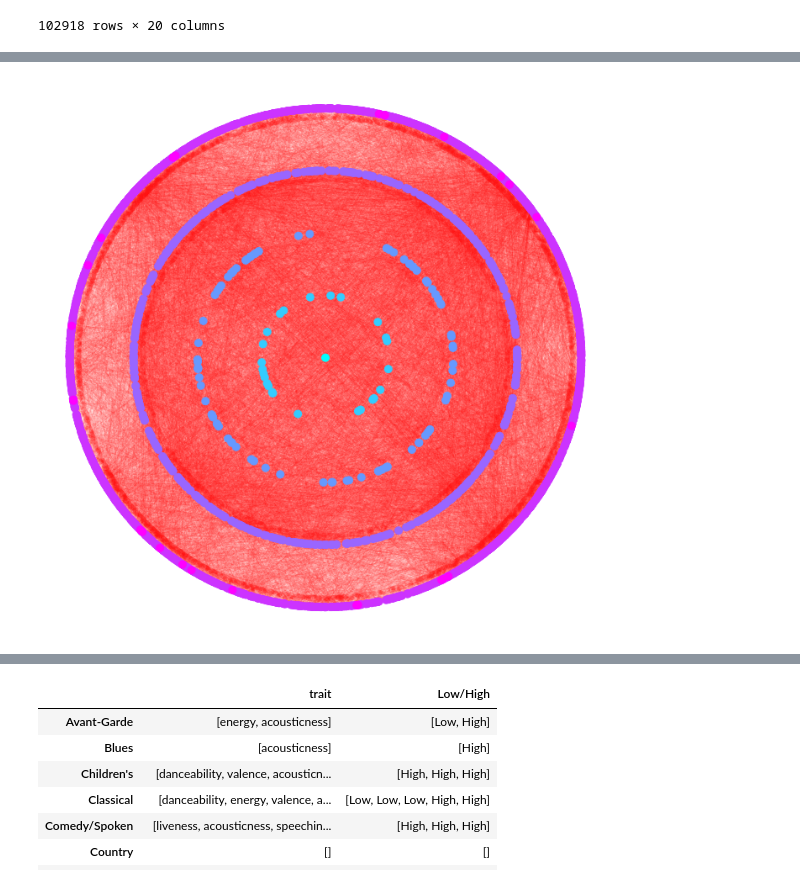
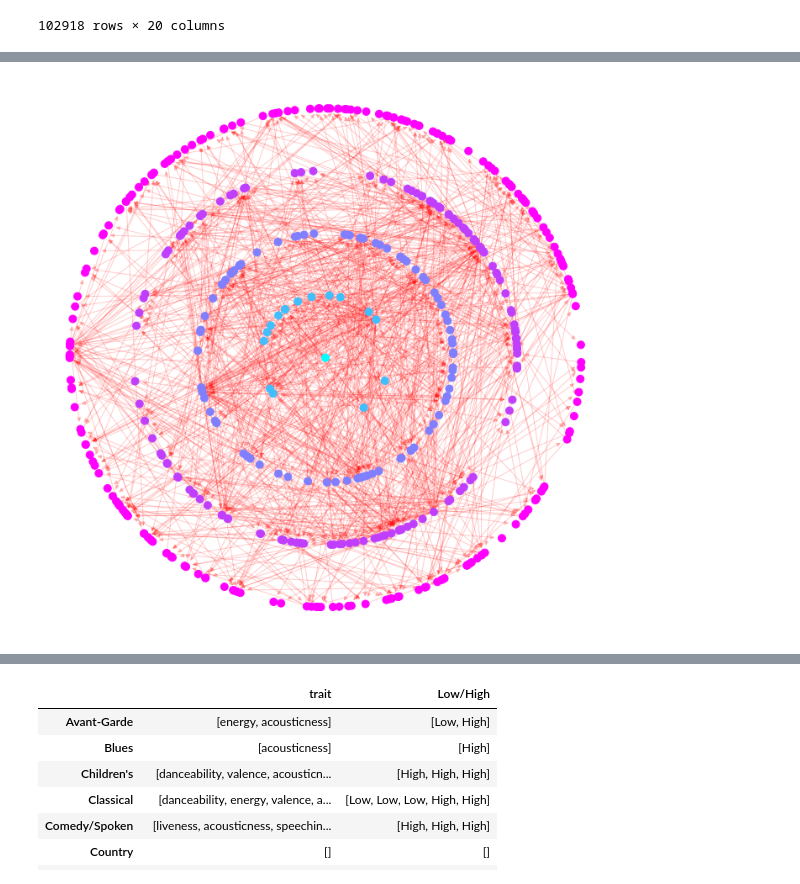
Before and after one commit to Wichaelian/ICM-2021, a Jupyter notebook: 2021_ICM_Problem_D_Data/Bullet 1.ipynb, the cells around one changed output, grey strips where cells are left out. Drawn from its saved outputs; the diff is of its cells as text; code cells hidden in the pictures.

```diff
--- a/2021_ICM_Problem_D_Data/Bullet 1.ipynb
+++ b/2021_ICM_Problem_D_Data/Bullet 1.ipynb
@@ -25,7 +25,7 @@ def scaleAttr(df, attr):
     span = max(df[attr]) - floor
     df[attr] = [(x-floor)/span for x in df[attr]]
 # %%
-songStats = ['danceability', 'energy', 'valence', 'tempo', 'acousticness', 'instrumentalness', 'speechiness']
+songStats = ['danceability', 'energy', 'valence', 'tempo', 'mode', 'acousticness', 'instrumentalness', 'speechiness']
 def artistSimilarity(a1, a2):
     a1Stats = artists[artists['artist_id'] == a1][songStats].to_numpy()
     a2Stats = artists[artists['artist_id'] == a2][songStats].to_numpy()
@@ -285,5 +280,7 @@ def subNetwork(root):
             break
         lastyear = year
     genSummary = genSummary.iloc[:i].reset_index()
+    subNetwork = subNetwork[subNetwork['generation'] < i]
+
     return genSummary, subNetwork.sort_values('generation').reset_index()
 # %%
@@ -317,5 +312,5 @@ topInfluencers[:]
 # %%
-rootNode = 489316 #artist to generate map for
+rootNode = 246960 #artist to generate map for
 genSum, fullList = subNetwork(rootNode)#coldplay subnetwork
 ourNetwork = fullList[fullList['generation'] < len(genSum)]
 artIDs = list(ourNetwork['artist_id'])
@@ -329,32 +324,32 @@ nodepos = {}
 for node in H.nodes:
     gen = float(fullList[fullList['artist_id'] == node]['generation'])/2
     a = np.random.random(2) - .5
     dist = veclength(a)
     b = (gen/maxGen)/dist*a + .5
 
     nodepos[node] = list(b)
 
 nodepos[rootNode] = [.5, .5]
 G = H
 pos = nodepos
 ncenter = rootNode
 
 # color by path length from node near center
 p = dict(nx.single_source_shortest_path_length(G, ncenter))
 plt.figure(figsize=(12, 12))
-nx.draw_networkx_edges(G, pos, alpha=.05, edge_color = 'red')
+nx.draw_networkx_edges(G, pos, alpha=.2, edge_color = 'red')
 nx.draw_networkx_nodes(
     G,
     pos,
     nodelist=list(p.keys()),
     node_size=80,
     node_color=list(p.values()),
     cmap=plt.cm.cool
 )
 
 plt.xlim(-0.05, 1.05)
 plt.ylim(-0.05, 1.05)
 plt.axis("off")
 plt.show()
 # %% [output]
-[figure, old version]
+[figure, new version]
```
Also changed, not shown: parts of 10 cells of this notebook, 1 other file.
